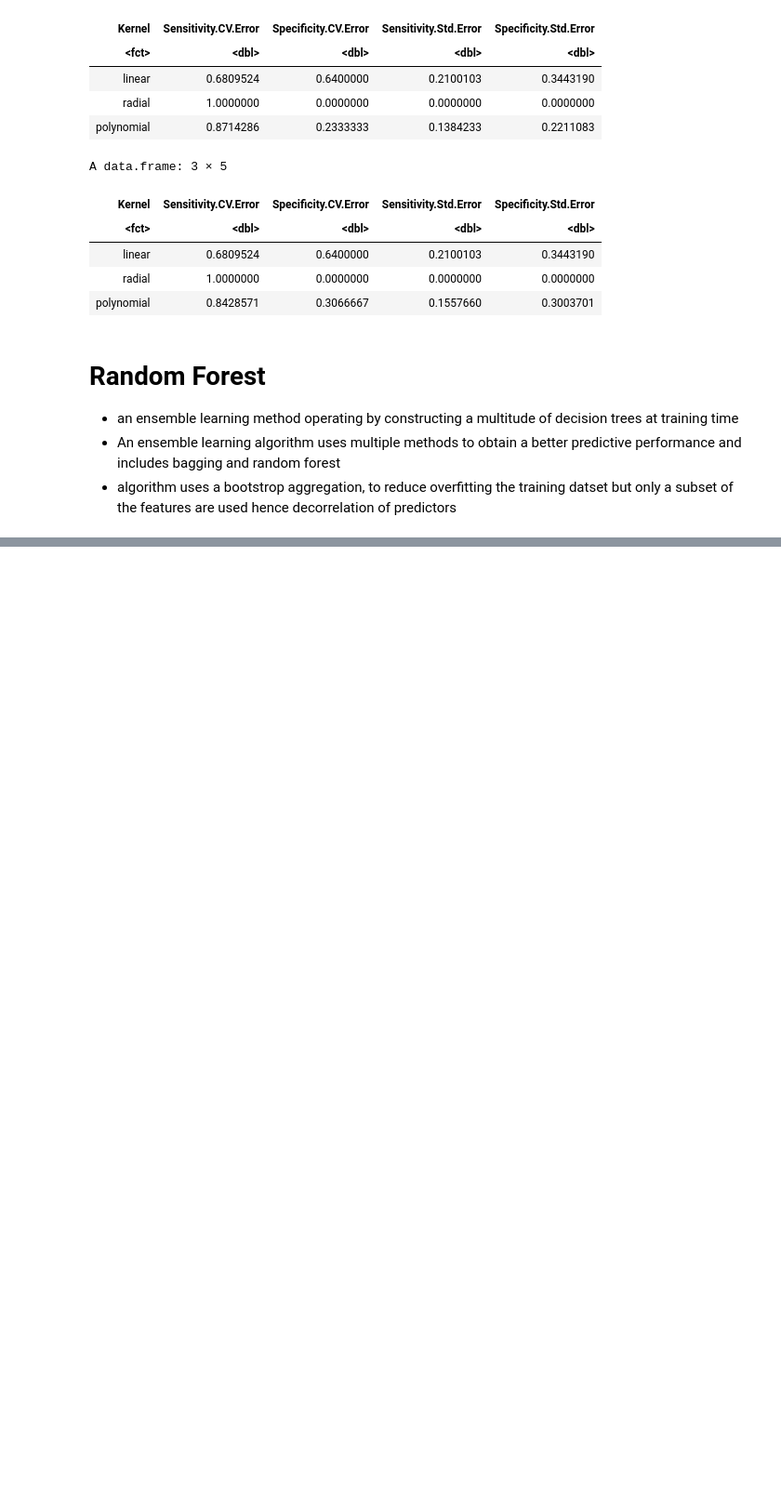
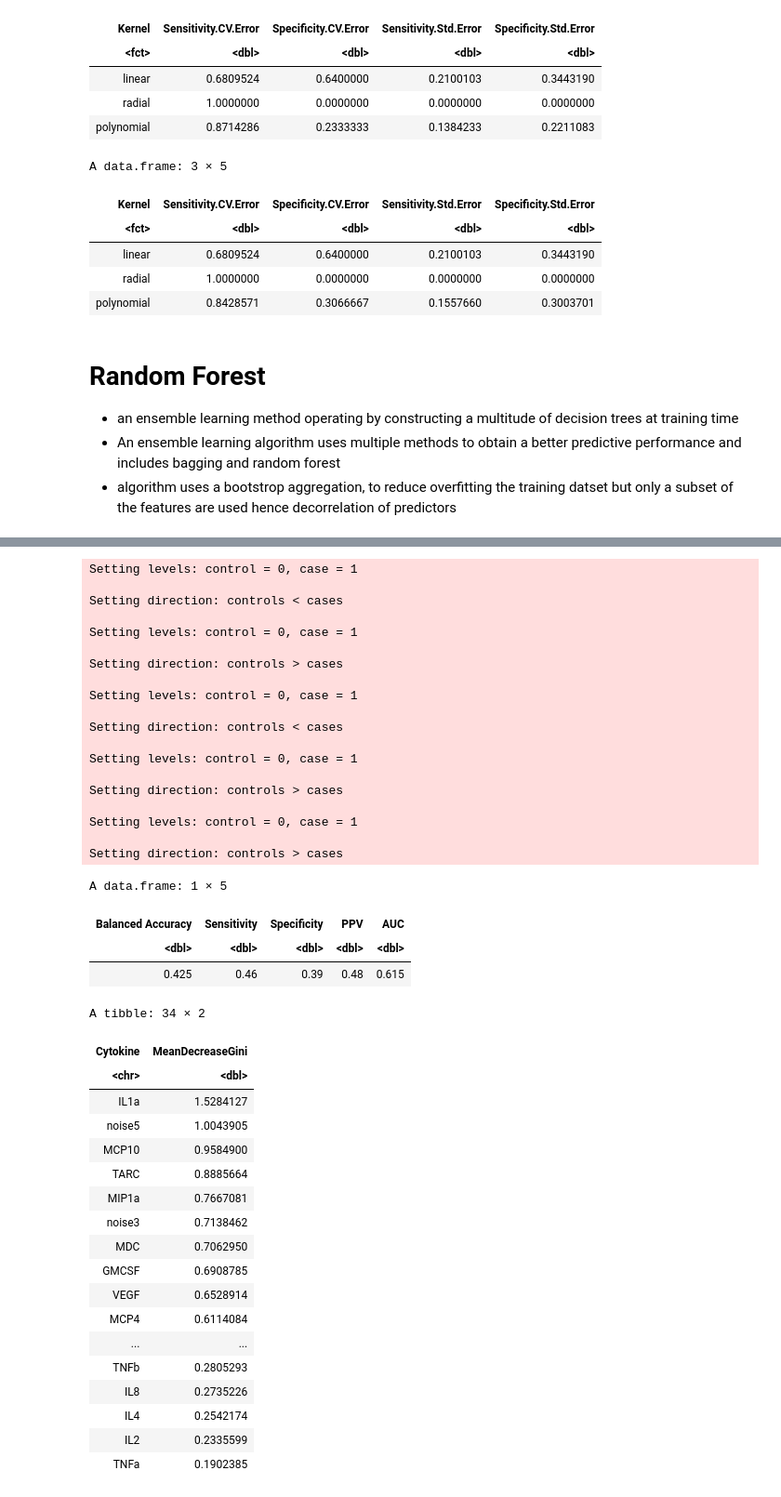
Before and after one commit to UNC-CEMALB/P1002_Ecig-Metabolomics-NELF, a Jupyter notebook: 2. Smoking Status Prediction/Smoking Status Prediction.ipynb, the cells around one changed output, grey strips where cells are left out. Shown: that part at 93% size. Drawn from its saved outputs; the diff is of its cells as text; code cells hidden in the pictures; blank space fills up the shorter version.

```diff
--- a/2. Smoking Status Prediction/Smoking Status Prediction.ipynb
+++ b/2. Smoking Status Prediction/Smoking Status Prediction.ipynb
@@ -393,0 +423,47 @@ A tibble: 29 × 2
+# %%
+#calling rf fn
+noise_rf_values = rf_classification(train_vars_noise, "Smoking_Status", "pred_Smoking_Status")
+noise_rf_values[2:3]
+# %% [output]
+Setting levels: control = 0, case = 1
+
+Setting direction: controls < cases
+
+Setting levels: control = 0, case = 1
+
+Setting direction: controls > cases
+
+Setting levels: control = 0, case = 1
+
+Setting direction: controls < cases
+
+Setting levels: control = 0, case = 1
+
+Setting direction: controls > cases
+
+Setting levels: control = 0, case = 1
+
+Setting direction: controls > cases
+A data.frame: 1 × 5
+| Balanced Accuracy | Sensitivity | Specificity | PPV | AUC |
+| <dbl> | <dbl> | <dbl> | <dbl> | <dbl> |
+| 0.425 | 0.46 | 0.39 | 0.48 | 0.615 |
+A tibble: 34 × 2
+| Cytokine | MeanDecreaseGini |
+| <chr> | <dbl> |
+| IL1a | 1.5284127 |
+| noise5 | 1.0043905 |
+| MCP10 | 0.9584900 |
+| TARC | 0.8885664 |
+| MIP1a | 0.7667081 |
+| noise3 | 0.7138462 |
+| MDC | 0.7062950 |
+| GMCSF | 0.6908785 |
+| VEGF | 0.6528914 |
+| MCP4 | 0.6114084 |
+| ... | ... |
+| TNFb | 0.2805293 |
+| IL8 | 0.2735226 |
+| IL4 | 0.2542174 |
+| IL2 | 0.2335599 |
+| TNFa | 0.1902385 |
```
Also changed, not shown: parts of 4 cells of this notebook.
